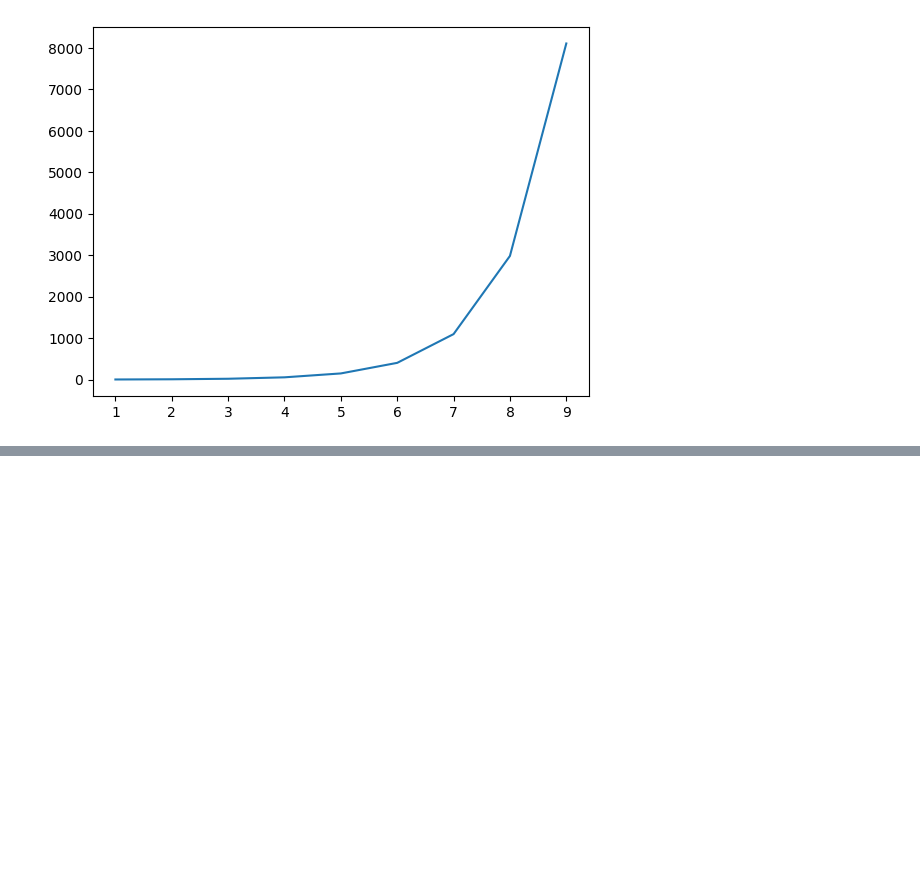
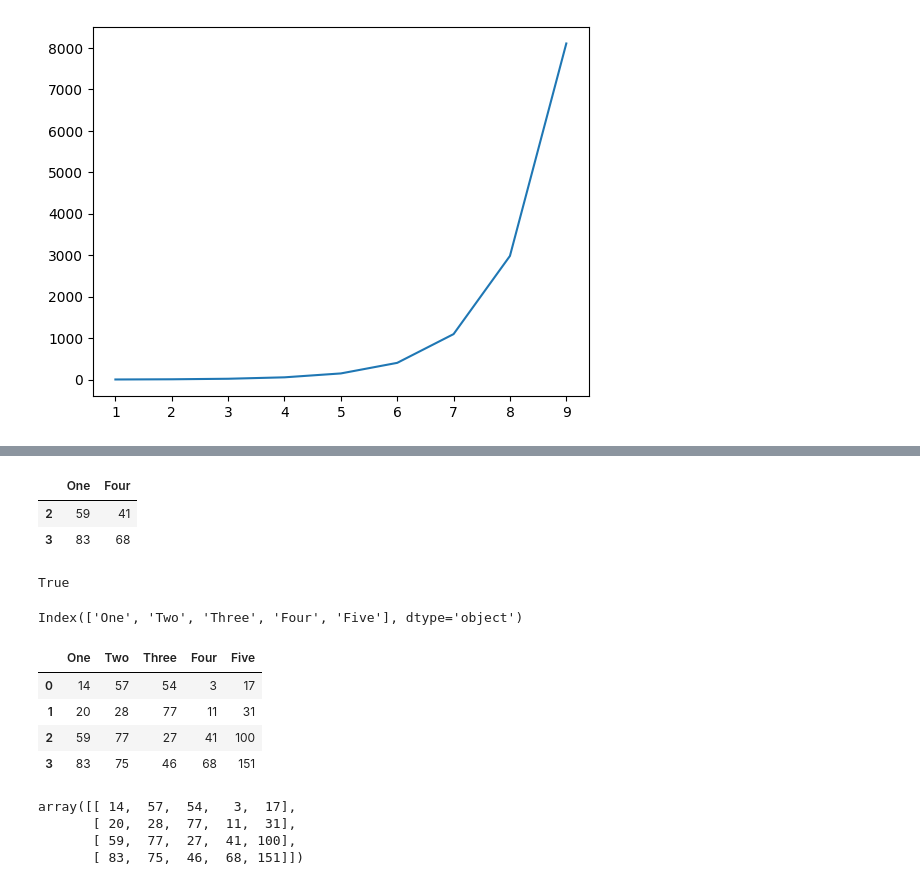
Before and after one commit to julihdez36/Inteligencia_artificial, a Jupyter notebook: Cap 1/Pandas.ipynb, the cells around one changed output, grey strips where cells are left out. Cells and saved outputs as stored; diff of their text form; code cells hidden in the pictures; blank space fills up the shorter version.

```diff
--- a/Cap 1/Pandas.ipynb
+++ b/Cap 1/Pandas.ipynb
@@ -198,0 +171,10 @@ dtype: object
+# %%
+# Indexers: loc, iloc and ix
+
+# We can use loc or iloc to access a different elements
+
+
+data = pd.DataFrame(data= np.random.randint(low=0,high=100,size= (4,4)),
+                    columns= ('One','Two','Three','Four'))
+
+data
@@ -198,0 +201,36 @@ dtype: object
+# %%
+data.iloc[2:, [0,3]] # (row_index,column_index)
+# %% [output]
+|  | One | Four |
+| 2 | 59 | 41 |
+| 3 | 83 | 68 |
+# %%
+# How access by each column
+
+data.One is data['One']
+# %% [output]
+True
+# %%
+data.columns
+# %% [output]
+Index(['One', 'Two', 'Three', 'Four', 'Five'], dtype='object')
+# %%
+# We can modify our DF
+
+data['Five'] = data.One + data.Four
+data
+# %% [output]
+|  | One | Two | Three | Four | Five |
+| 0 | 14 | 57 | 54 | 3 | 17 |
+| 1 | 20 | 28 | 77 | 11 | 31 |
+| 2 | 59 | 77 | 27 | 41 | 100 |
+| 3 | 83 | 75 | 46 | 68 | 151 |
+# %%
+# Let's examine the rax underlying data array using the values attribute
+
+data.values
+# %% [output]
+array([[ 14,  57,  54,   3,  17],
+       [ 20,  28,  77,  11,  31],
+       [ 59,  77,  27,  41, 100],
+       [ 83,  75,  46,  68, 151]])
```
Also changed, not shown: parts of 18 cells of this notebook.
